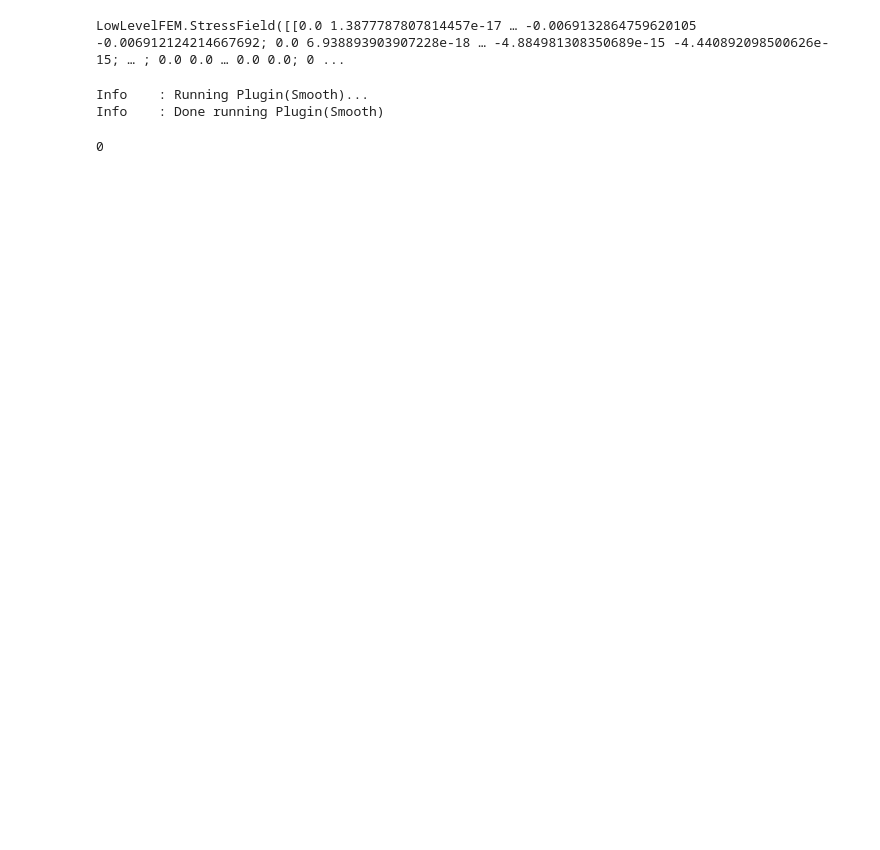
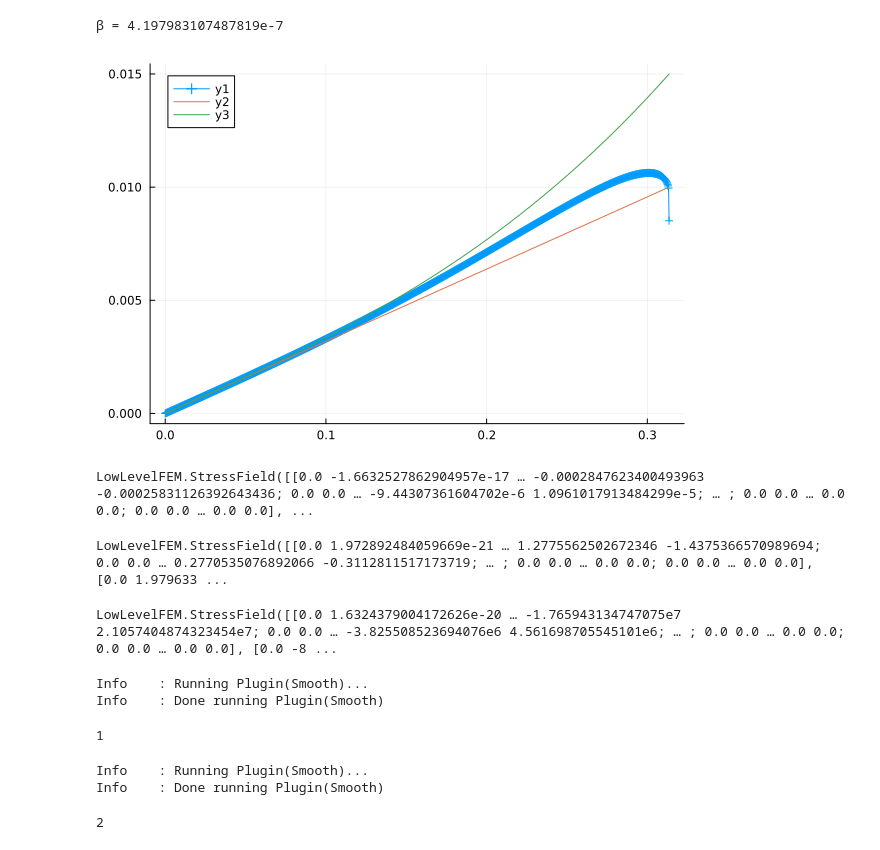
Before and after one commit to perebalazs/LowLevelFEM.jl, a Jupyter notebook: examples/wave_propagation_1D.ipynb, the cells around one changed output. Saved outputs shown, nothing was run; the diff lists cells and outputs as text; code cells hidden in the pictures; blank space fills up the shorter version.

```diff
--- a/examples/wave_propagation_1D.ipynb
+++ b/examples/wave_propagation_1D.ipynb
@@ -77,10 +136,33 @@ plot(plt)
+# %%
+plt = FEM.RayleighDampingAccuracyAnalysis(Tₘᵢₙ / √(1 - (1.5ξₘₐₓ)^2)^1, Tₘᵢₙ / π * (√(1 + (1.5ξₘₐₓ)^2) - 1.5ξₘₐₓ)^1, "dampingCharacter", n=1000, ξₘₐₓ=ξₘₐₓ, show_β=true)
+
+plot(plt, shape=:auto)
+plot!(plt[1], ξₘₐₓ / last(plt[1]) * plt[1])
+plot!(plt[1], ξₘₐₓ / last(plt[1]) * plt[1] + ξₘₐₓ / 2 / last(plt[1])^3 * plt[1] .^ 3)
+# %% [output]
+β = 4.197983107487819e-7
+[figure, added]
 # %%
-S = FEM.solveStress(problem, u1)
+S1 = FEM.solveStress(problem, u1)
 # %% [output]
-LowLevelFEM.StressField([[0.0 1.3877787807814457e-17 … -0.0069132864759620105 -0.006912124214667692; 0.0 6.938893903907228e-18 … -4.884981308350689e-15 -4.440892098500626e-15; … ; 0.0 0.0 … 0.0 0.0; 0 ...
+LowLevelFEM.StressField([[0.0 -1.6632527862904957e-17 … -0.0002847623400493963 -0.00025831126392643436; 0.0 0.0 … -9.44307361604702e-6 1.0961017913484299e-5; … ; 0.0 0.0 … 0.0 0.0; 0.0 0.0 … 0.0 0.0], ...
+# %%
+S2 = FEM.solveStress(problem, u2)
+# %% [output]
+LowLevelFEM.StressField([[0.0 1.972892484059669e-21 … 1.2775562502672346 -1.4375366570989694; 0.0 0.0 … 0.2770535076892066 -0.3112811517173719; … ; 0.0 0.0 … 0.0 0.0; 0.0 0.0 … 0.0 0.0], [0.0 1.979633 ...
+# %%
+S3 = FEM.solveStress(problem, u3)
+# %% [output]
+LowLevelFEM.StressField([[0.0 1.6324379004172626e-20 … -1.765943134747075e7 2.1057404874323454e7; 0.0 0.0 … -3.825508523694076e6 4.561698705545101e6; … ; 0.0 0.0 … 0.0 0.0; 0.0 0.0 … 0.0 0.0], [0.0 -8 ...
 # %%
-sx = FEM.showStressResults(problem, S, "sx", name="σx(t)", t=t1, visible=false, smooth=true)
+sx1 = FEM.showStressResults(problem, S1, "sx", name="σx1(t)", t=t1, visible=false, smooth=true)
 # %% [output]
 Info    : Running Plugin(Smooth)...
 Info    : Done running Plugin(Smooth)
-0
+1
+# %%
+sx2 = FEM.showStressResults(problem, S2, "sx", name="σx2(t)", t=t2, visible=false, smooth=true)
+# %% [output]
+Info    : Running Plugin(Smooth)...
+Info    : Done running Plugin(Smooth)
+2
```
Also changed, not shown: parts of 20 cells of this notebook, 9 other files.
